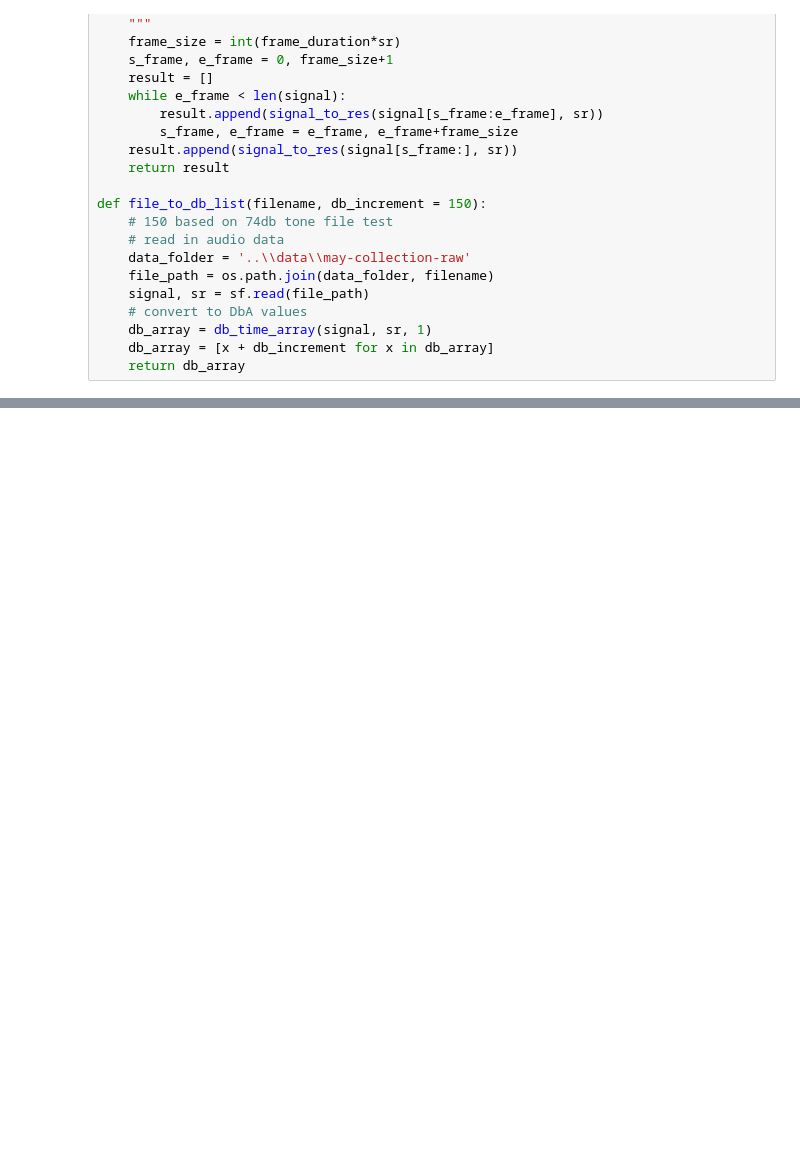
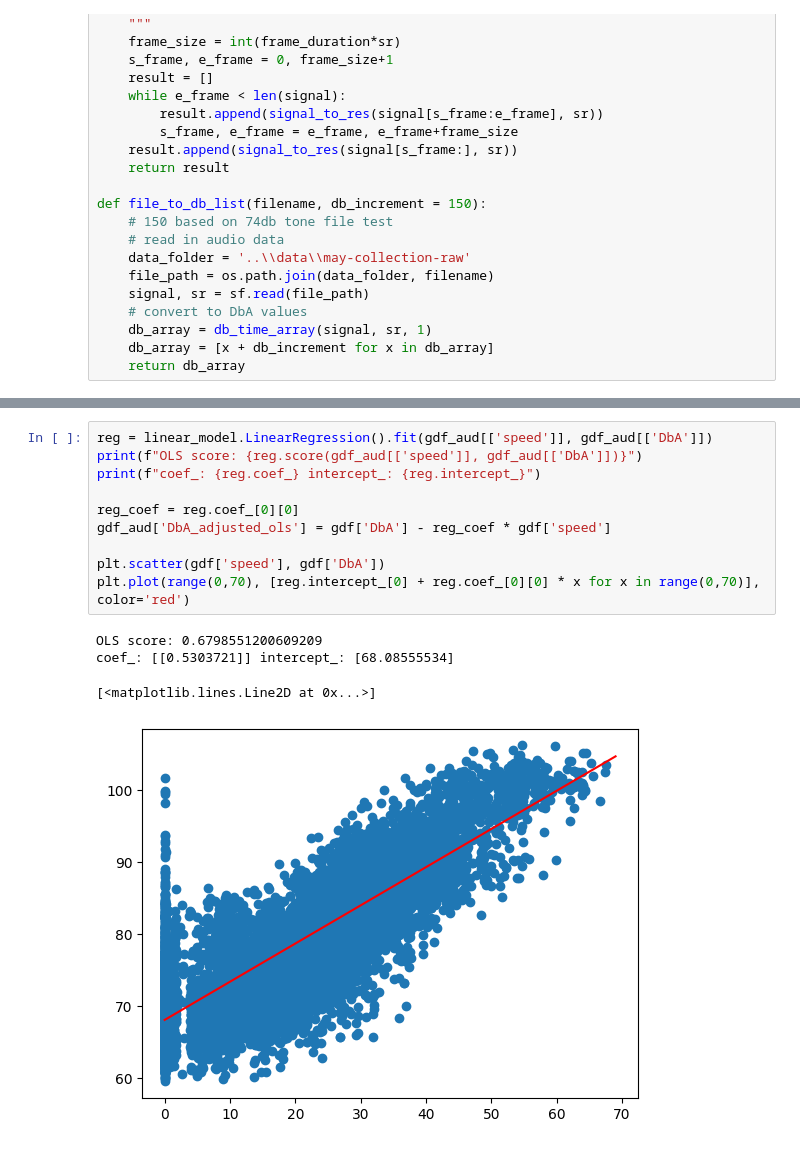
Before and after one commit to Floris-C/noise-thesis, a Jupyter notebook: datacollection/basic_vis.ipynb, the cells around one changed output, grey strips where cells are left out. Cells and saved outputs as stored; diff of their text form; blank space fills up the shorter version.

```diff
--- a/datacollection/basic_vis.ipynb
+++ b/datacollection/basic_vis.ipynb
@@ -132,0 +206,15 @@ gplt.pointplot(gdf[:], hue='DbA', marker='.', alpha=0.1, ax=ax, legend=True)
+# %%
+reg = linear_model.LinearRegression().fit(gdf_aud[['speed']], gdf_aud[['DbA']])
+print(f"OLS score: {reg.score(gdf_aud[['speed']], gdf_aud[['DbA']])}")
+print(f"coef_: {reg.coef_} intercept_: {reg.intercept_}")
+
+reg_coef = reg.coef_[0][0]
+gdf_aud['DbA_adjusted_ols'] = gdf['DbA'] - reg_coef * gdf['speed']
+
+plt.scatter(gdf['speed'], gdf['DbA'])
+plt.plot(range(0,70), [reg.intercept_[0] + reg.coef_[0][0] * x for x in range(0,70)], color='red')
+# %% [output]
+OLS score: 0.6798551200609209
+coef_: [[0.5303721]] intercept_: [68.08555534]
+[<matplotlib.lines.Line2D at 0x...>]
+[figure, added]
```
Also changed, not shown: parts of 8 cells of this notebook.
